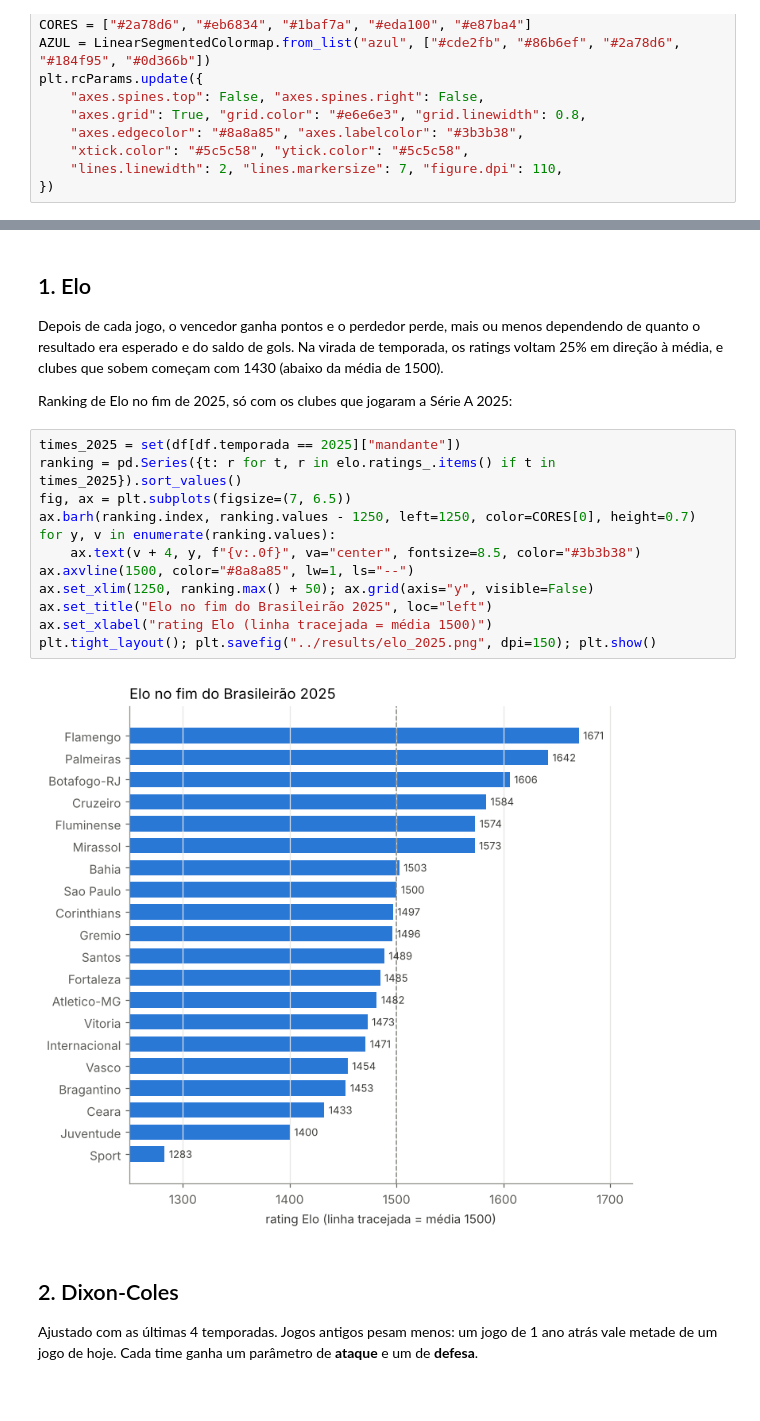
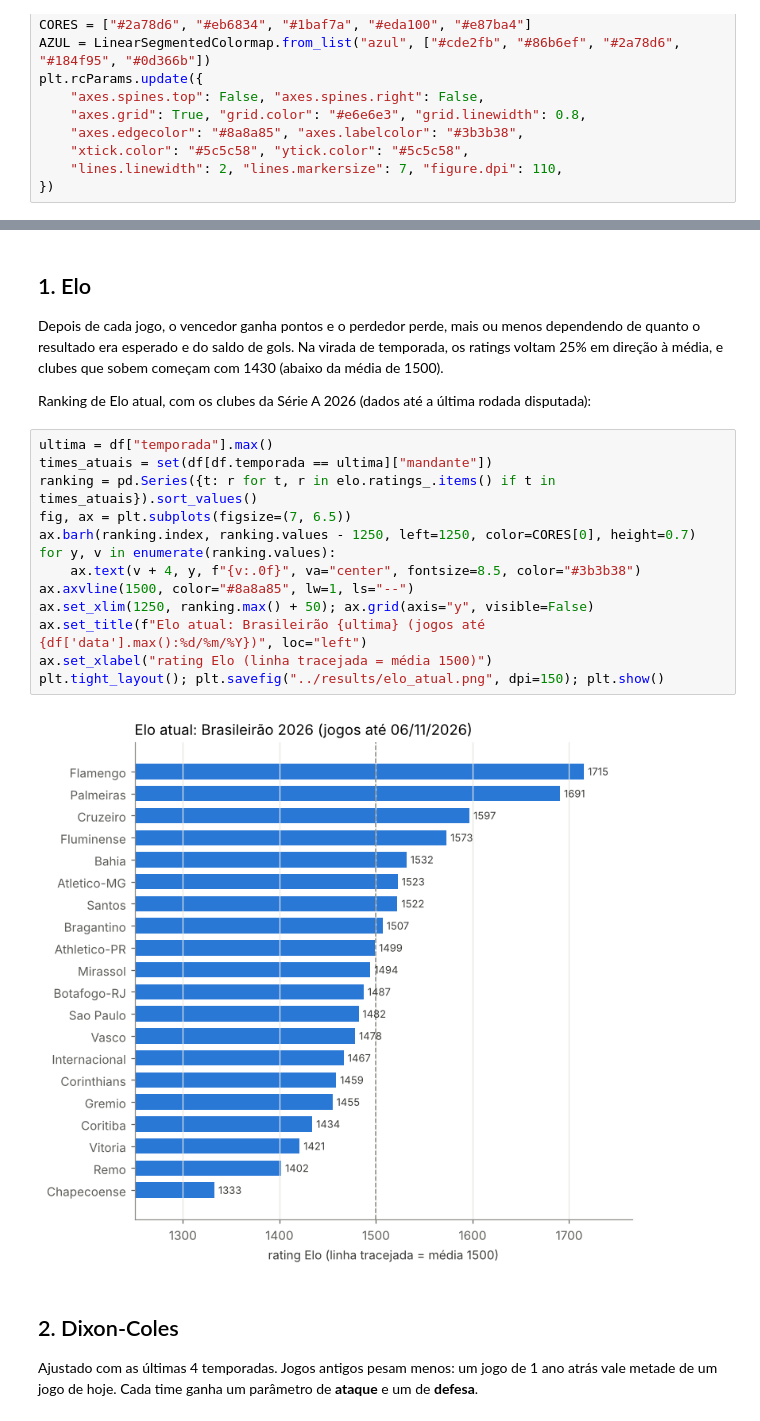
Before and after one commit to JulioBuzzi/brasileirao-ml, a Jupyter notebook: notebooks/02_modelos.ipynb, the cells around one changed output, grey strips where cells are left out. Drawn from its saved outputs; the diff is of its cells as text.

```diff
--- a/notebooks/02_modelos.ipynb
+++ b/notebooks/02_modelos.ipynb
@@ -49,21 +49,22 @@ df[["temporada", "rodada", "mandante", "visitante", "gols_m", "gols_v", "elo_m",
 
 Depois de cada jogo, o vencedor ganha pontos e o perdedor perde, mais ou menos dependendo de quanto o resultado era esperado e do saldo de gols. Na virada de temporada, os ratings voltam 25% em direção à média, e clubes que sobem começam com 1430 (abaixo da média de 1500).
 
-Ranking de Elo no fim de 2025, só com os clubes que jogaram a Série A 2025:
+Ranking de Elo atual, com os clubes da Série A 2026 (dados até a última rodada disputada):
 # %%
-times_2025 = set(df[df.temporada == 2025]["mandante"])
-ranking = pd.Series({t: r for t, r in elo.ratings_.items() if t in times_2025}).sort_values()
+ultima = df["temporada"].max()
+times_atuais = set(df[df.temporada == ultima]["mandante"])
+ranking = pd.Series({t: r for t, r in elo.ratings_.items() if t in times_atuais}).sort_values()
 fig, ax = plt.subplots(figsize=(7, 6.5))
 ax.barh(ranking.index, ranking.values - 1250, left=1250, color=CORES[0], height=0.7)
 for y, v in enumerate(ranking.values):
     ax.text(v + 4, y, f"{v:.0f}", va="center", fontsize=8.5, color="#3b3b38")
 ax.axvline(1500, color="#8a8a85", lw=1, ls="--")
 ax.set_xlim(1250, ranking.max() + 50); ax.grid(axis="y", visible=False)
-ax.set_title("Elo no fim do Brasileirão 2025", loc="left")
+ax.set_title(f"Elo atual: Brasileirão {ultima} (jogos até {df['data'].max():%d/%m/%Y})", loc="left")
 ax.set_xlabel("rating Elo (linha tracejada = média 1500)")
-plt.tight_layout(); plt.savefig("../results/elo_2025.png", dpi=150); plt.show()
+plt.tight_layout(); plt.savefig("../results/elo_atual.png", dpi=150); plt.show()
 # %% [output]
-[figure, old version]
+[figure, new version]
 # %% [markdown]
 ## 2. Dixon-Coles
 
```
Also changed, not shown: parts of 4 cells of this notebook, 6 other files.
